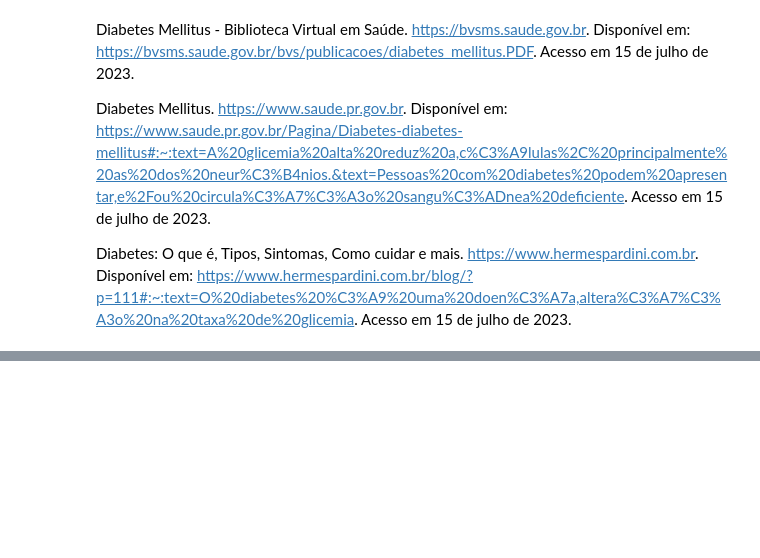
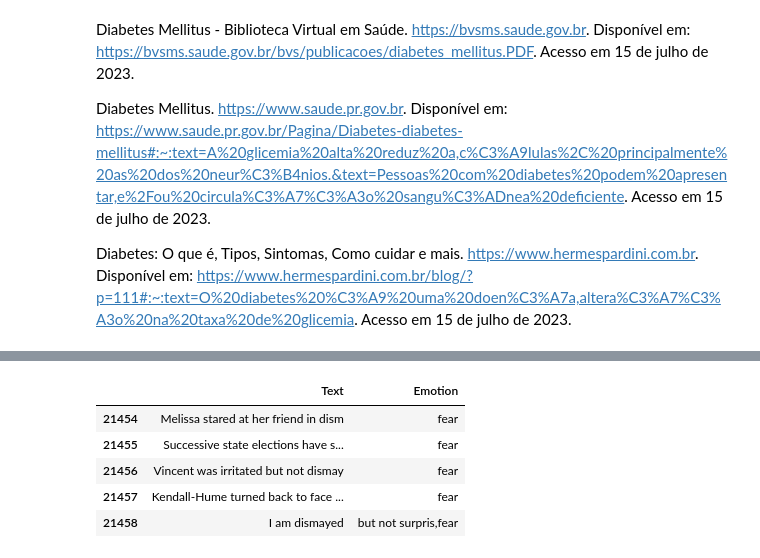
Before and after one commit to PedroHudson/Machine_Learning_testes, a Jupyter notebook: MVP_Machine_Learning_&_Analytics.ipynb, the cells around one changed output, grey strips where cells are left out. Saved outputs shown, nothing was run; the diff lists cells and outputs as text; code cells hidden in the pictures; blank space fills up the shorter version.

```diff
--- a/MVP_Machine_Learning_&_Analytics.ipynb
+++ b/MVP_Machine_Learning_&_Analytics.ipynb
@@ -553,0 +622,10 @@ Diabetes: O que é, Tipos, Sintomas, Como cuidar e mais. https://www.hermespardi
+# %%
+# Visualização das últimas linhas do dataframe
+dataset.tail()
+# %% [output]
+|  | Text | Emotion |
+| 21454 | Melissa stared at her friend in dism | fear |
+| 21455 | Successive state elections have s... | fear |
+| 21456 | Vincent was irritated but not dismay | fear |
+| 21457 | Kendall-Hume turned back to face ... | fear |
+| 21458 | I am dismayed | but not surpris,fear |
```
Also changed, not shown: parts of 50 cells of this notebook.
